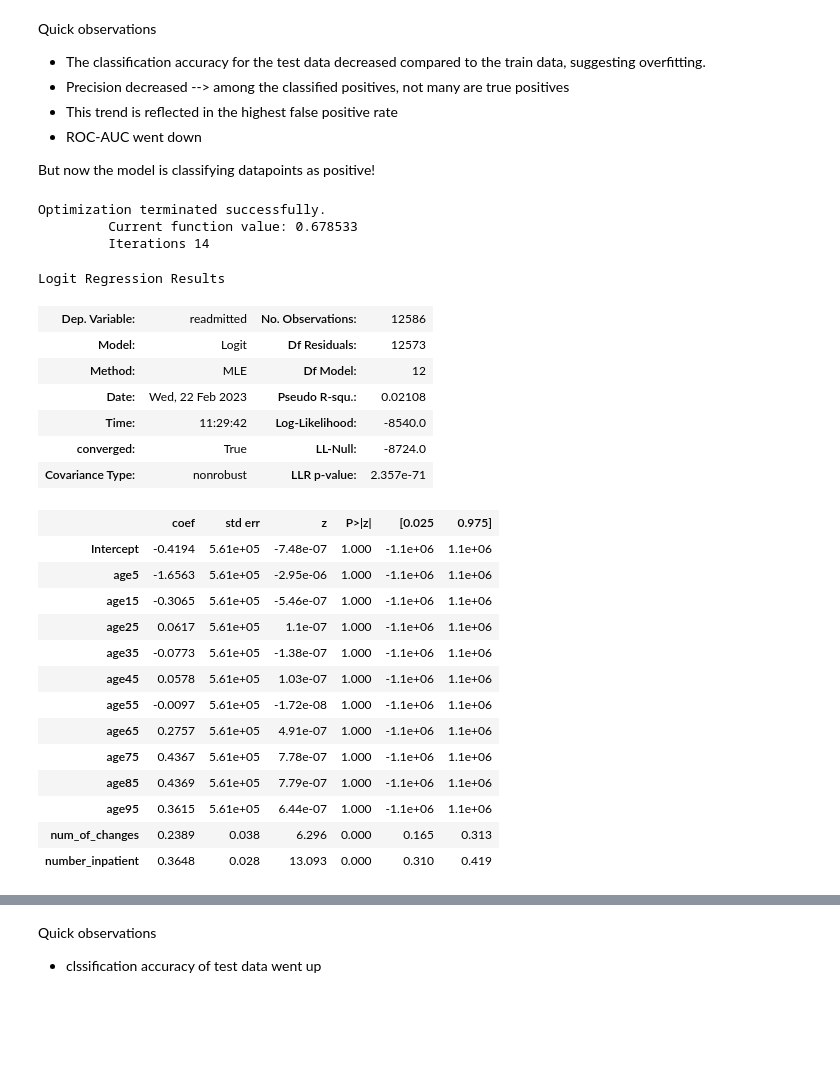
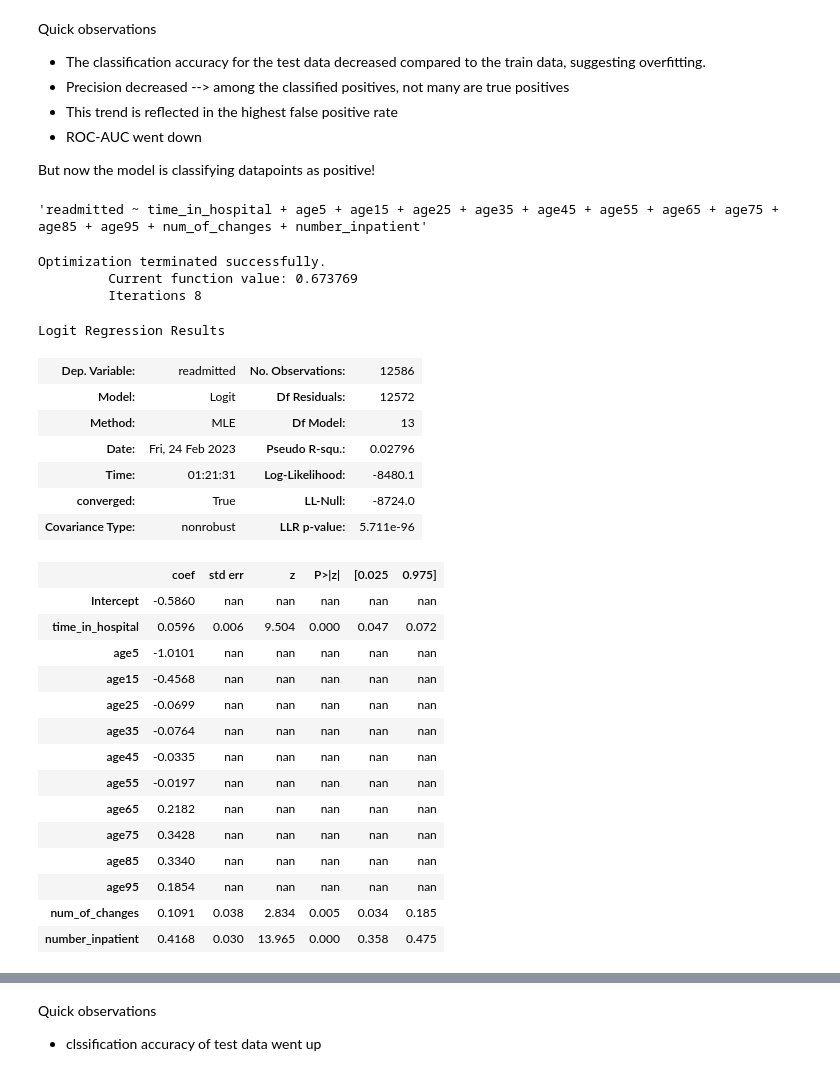
Before and after one commit to AnastasiaKWei/Saturn, a Jupyter notebook: Amy.ipynb, the cells around one changed output, grey strips where cells are left out. Saved outputs shown, nothing was run; the diff lists cells and outputs as text; code cells hidden in the pictures; blank space fills up the shorter version.

```diff
--- a/Amy.ipynb
+++ b/Amy.ipynb
@@ -115,0 +118,18 @@ def confusion_matrix_data(data,actual_values,model,cutoff=0.5):
+# %%
+dummy_preds = ["age", "time_in_hospital", "admission_type_id", "discharge_disposition_id", "admission_source_id"]
+train1_dummy = train1.copy()
+test_dummy = test.copy()
+vars = []
+
+for pred in dummy_preds:
+    dummy_train = pd.get_dummies(train1.loc[:, pred])
+    dummy_train.columns = [pred + str(x) for x in dummy_train.columns]
+    train1_dummy = pd.concat([train1_dummy, dummy_train], axis=1)
+    vars.append(list(dummy_train.columns))
+
+    dummy_test = pd.get_dummies(test.loc[:, pred])
+    dummy_test.columns = [pred + str(x) for x in dummy_test.columns]
+    test_dummy = pd.concat([test_dummy, dummy_test], axis=1)
+
+
+train1_dummy.columns
@@ -278,36 +316,41 @@ Quick observations
 - ROC-AUC went down
 
 But now the model is classifying datapoints as positive!
+# %%
+form = 'readmitted ~ time_in_hospital + ' + ' + '.join(vars[0]) + ' + num_of_changes + number_inpatient'
+form
+# %% [output]
+'readmitted ~ time_in_hospital + age5 + age15 + age25 + age35 + age45 + age55 + age65 + age75 + age85 + age95 + num_of_changes + number_inpatient'
 # %%
-# try adding the other terms of the model, and all possible interactions between time_in_hospital and the age predictors
-# logit_model_age_dummy = sm.logit(formula = 'readmitted ~ time_in_hospital*age + num_of_changes + number_inpatient', data = train1_with_age_dummy).fit() #Developing logistic regression model
+# try adding the other terms of the model and the age predictors
 
-logit_model_age_dummy_2 = sm.logit(formula = 'readmitted ~ ' + '+'.join(list(age_dummy.columns)) + '+ num_of_changes + number_inpatient', data = train1_with_age_dummy).fit()
+logit_model_age_dummy_2 = sm.logit(formula = form, data = train1_dummy).fit()
 logit_model_age_dummy_2.summary()
 # %% [output]
 Optimization terminated successfully.
-         Current function value: 0.678533
-         Iterations 14
+         Current function value: 0.673769
+         Iterations 8
 Logit Regression Results
 | Dep. Variable: | readmitted | No. Observations: | 12586 |
-| Model: | Logit | Df Residuals: | 12573 |
-| Method: | MLE | Df Model: | 12 |
-| Date: | Wed, 22 Feb 2023 | Pseudo R-squ.: | 0.02108 |
-| Time: | 11:29:42 | Log-Likelihood: | -8540.0 |
+| Model: | Logit | Df Residuals: | 12572 |
+| Method: | MLE | Df Model: | 13 |
+| Date: | Fri, 24 Feb 2023 | Pseudo R-squ.: | 0.02796 |
+| Time: | 01:21:31 | Log-Likelihood: | -8480.1 |
 | converged: | True | LL-Null: | -8724.0 |
-| Covariance Type: | nonrobust | LLR p-value: | 2.357e-71 |
+| Covariance Type: | nonrobust | LLR p-value: | 5.711e-96 |
 |  | coef | std err | z | P>|z| | [0.025 | 0.975] |
-| Intercept | -0.4194 | 5.61e+05 | -7.48e-07 | 1.000 | -1.1e+06 | 1.1e+06 |
-| age5 | -1.6563 | 5.61e+05 | -2.95e-06 | 1.000 | -1.1e+06 | 1.1e+06 |
-| age15 | -0.3065 | 5.61e+05 | -5.46e-07 | 1.000 | -1.1e+06 | 1.1e+06 |
-| age25 | 0.0617 | 5.61e+05 | 1.1e-07 | 1.000 | -1.1e+06 | 1.1e+06 |
-| age35 | -0.0773 | 5.61e+05 | -1.38e-07 | 1.000 | -1.1e+06 | 1.1e+06 |
-| age45 | 0.0578 | 5.61e+05 | 1.03e-07 | 1.000 | -1.1e+06 | 1.1e+06 |
-| age55 | -0.0097 | 5.61e+05 | -1.72e-08 | 1.000 | -1.1e+06 | 1.1e+06 |
-| age65 | 0.2757 | 5.61e+05 | 4.91e-07 | 1.000 | -1.1e+06 | 1.1e+06 |
-| age75 | 0.4367 | 5.61e+05 | 7.78e-07 | 1.000 | -1.1e+06 | 1.1e+06 |
-| age85 | 0.4369 | 5.61e+05 | 7.79e-07 | 1.000 | -1.1e+06 | 1.1e+06 |
-| age95 | 0.3615 | 5.61e+05 | 6.44e-07 | 1.000 | -1.1e+06 | 1.1e+06 |
-| num_of_changes | 0.2389 | 0.038 | 6.296 | 0.000 | 0.165 | 0.313 |
-| number_inpatient | 0.3648 | 0.028 | 13.093 | 0.000 | 0.310 | 0.419 |
+| Intercept | -0.5860 | nan | nan | nan | nan | nan |
+| time_in_hospital | 0.0596 | 0.006 | 9.504 | 0.000 | 0.047 | 0.072 |
+| age5 | -1.0101 | nan | nan | nan | nan | nan |
+| age15 | -0.4568 | nan | nan | nan | nan | nan |
+| age25 | -0.0699 | nan | nan | nan | nan | nan |
+| age35 | -0.0764 | nan | nan | nan | nan | nan |
+| age45 | -0.0335 | nan | nan | nan | nan | nan |
+| age55 | -0.0197 | nan | nan | nan | nan | nan |
+| age65 | 0.2182 | nan | nan | nan | nan | nan |
+| age75 | 0.3428 | nan | nan | nan | nan | nan |
+| age85 | 0.3340 | nan | nan | nan | nan | nan |
+| age95 | 0.1854 | nan | nan | nan | nan | nan |
+| num_of_changes | 0.1091 | 0.038 | 2.834 | 0.005 | 0.034 | 0.185 |
+| number_inpatient | 0.4168 | 0.030 | 13.965 | 0.000 | 0.358 | 0.475 |
 # %%
```
Also changed, not shown: parts of 63 cells of this notebook.
